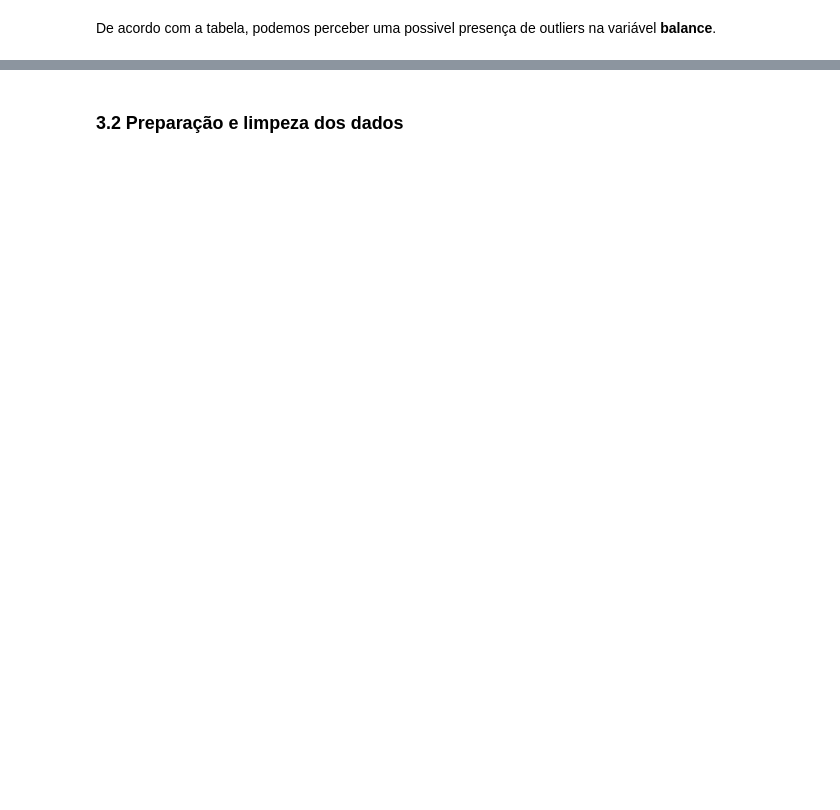
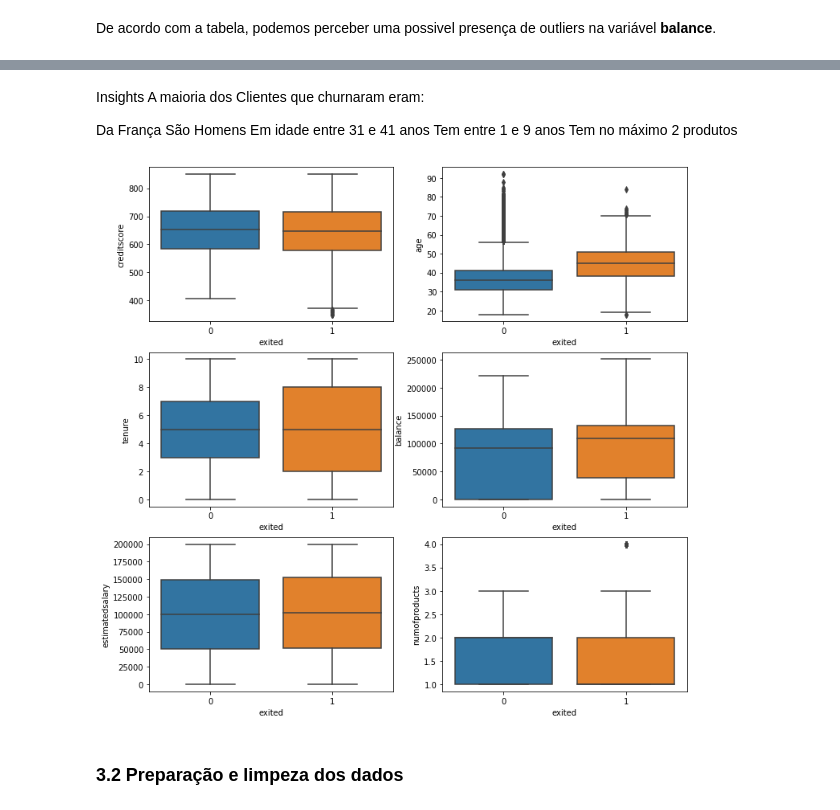
Before and after one commit to viniciusacosta/br-classification-project, a Jupyter notebook: classification-project-br.ipynb, the cells around one changed output, grey strips where cells are left out. Cells and saved outputs as stored; diff of their text form; code cells hidden in the pictures; blank space fills up the shorter version.

```diff
--- a/classification-project-br.ipynb
+++ b/classification-project-br.ipynb
@@ -214,2 +253,27 @@ categorical_var = ['geography_france','geography_germany', 'geography_spain',  '
+# %% [markdown]
+Insights
+A maioria dos Clientes que churnaram eram:
+
+Da França
+São Homens
+Em idade entre 31 e 41 anos
+Tem entre 1 e 9 anos
+Tem no máximo 2 produtos
+# %%
+# General distribution | boxplot for which Categorical
+n_rows=3
+n_cols=2
+
+## Creating subplots
+fig, axes = plt.subplots(nrows=n_rows, ncols=n_cols)
+fig.set_size_inches(12, 12)
+
+## Criando
+for i, column in enumerate(feat_num):
+  sns.boxplot(x=churn['exited'], y=churn[column], ax=axes[i//n_cols,i%n_cols])
+
+plt.show()
+# %% [output]
+[figure, added]
 # %% [markdown]
 ### 3.2 Preparação e limpeza dos dados
```
Also changed, not shown: parts of 22 cells of this notebook.
